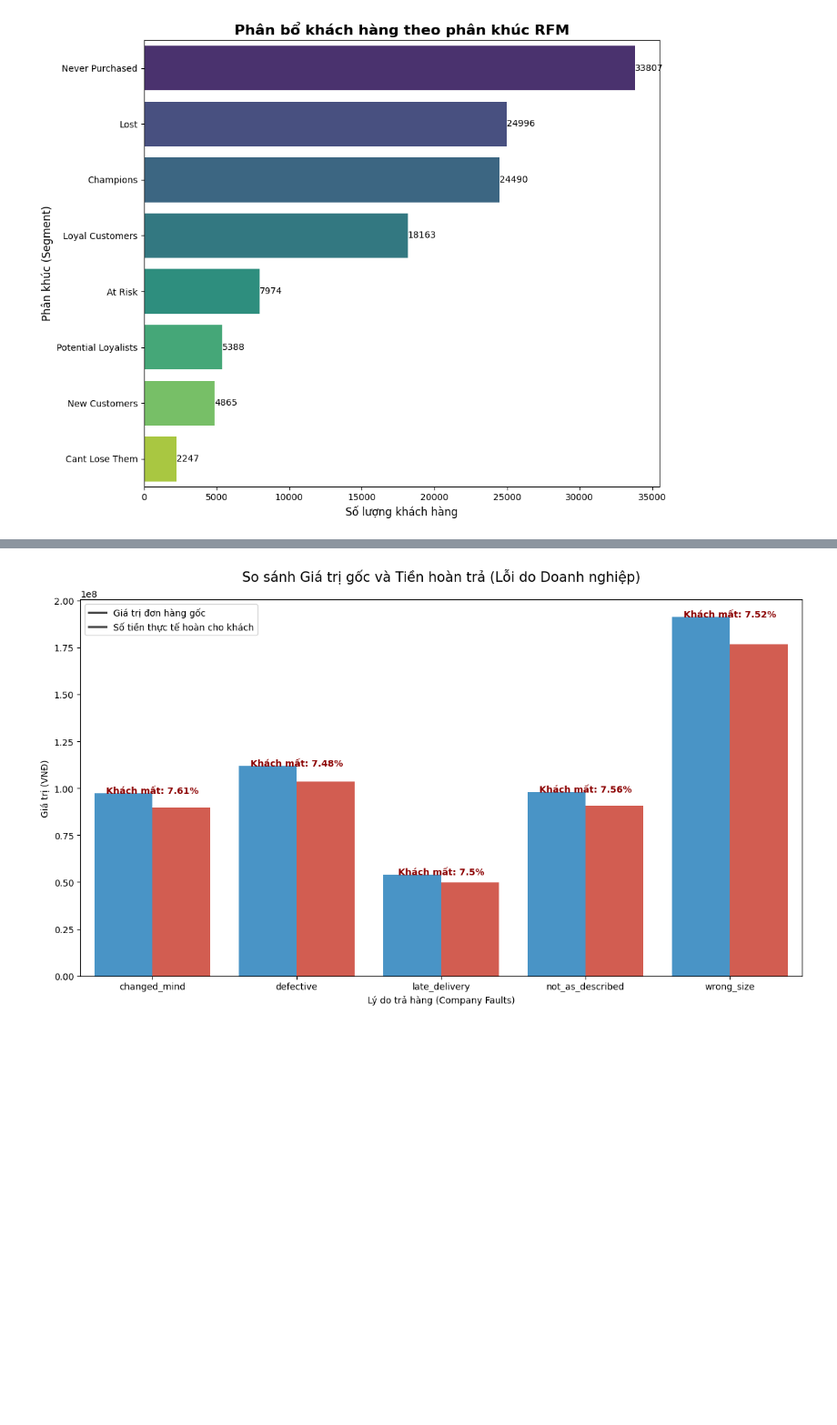
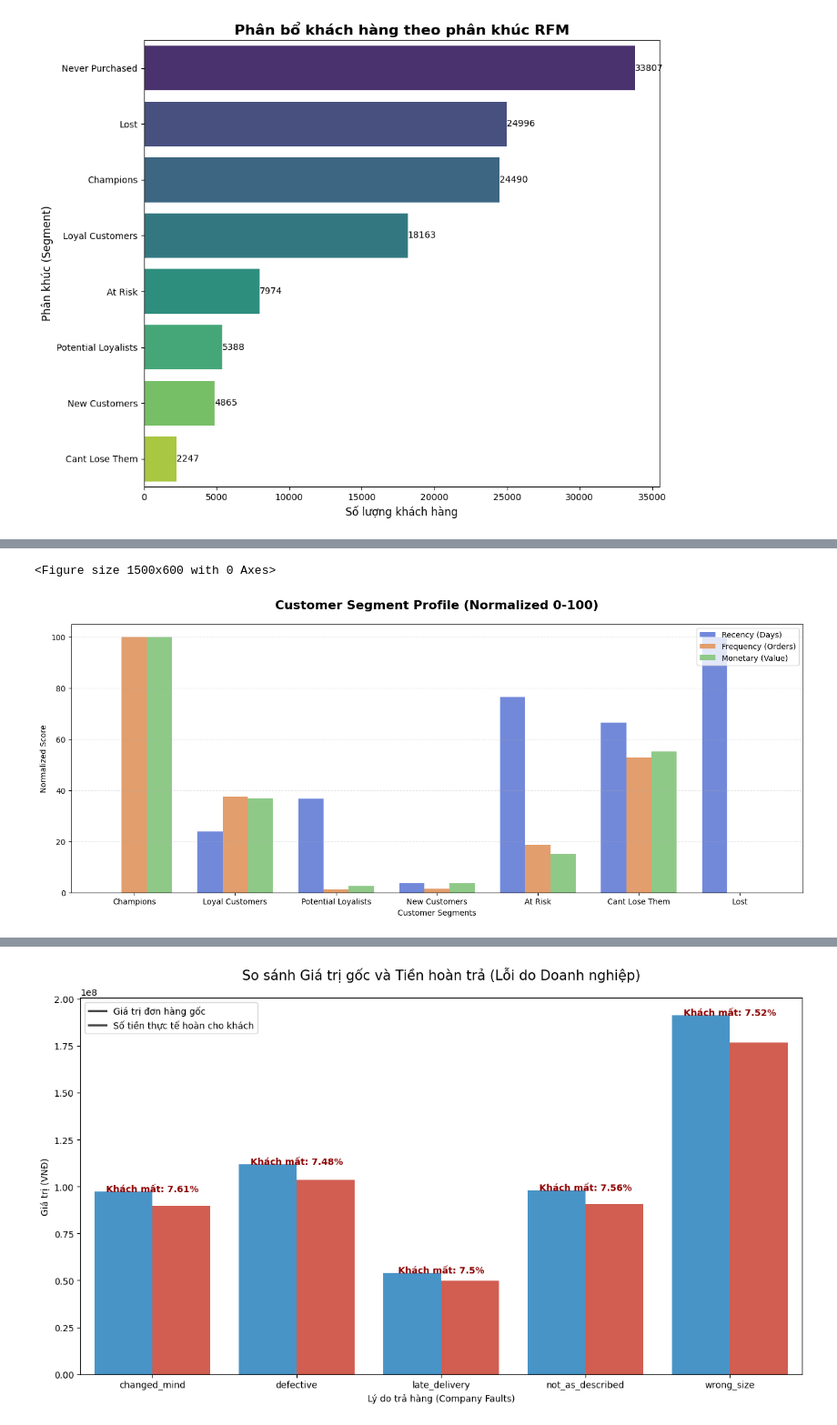
Before and after one commit to bee1zebub05/datathon-2026, a Jupyter notebook: DB3_Customer.ipynb, the cells around one changed output, grey strips where cells are left out. Shown at 91% size. Cells and saved outputs as stored; diff of their text form; code cells hidden in the pictures; blank space fills up the shorter version.

```diff
--- a/DB3_Customer.ipynb
+++ b/DB3_Customer.ipynb
@@ -151,0 +151,41 @@ returns
+# %%
+import pandas as pd
+import matplotlib.pyplot as plt
+import seaborn as sns
+
+# 1. Tiền xử lý dữ liệu (Nếu chưa có)
+metrics = ['recency_days', 'frequency', 'monetary']
+target_segments = ['Champions', 'Loyal Customers', 'Potential Loyalists',
+                   'New Customers', 'At Risk', 'Cant Lose Them', 'Lost']
+
+# Loại bỏ 'Never Purchased' vì nhóm này thường không có dữ liệu giao dịch
+df_profile = df[df['rfm_segment'].isin(target_segments)]
+
+# 2. Tính giá trị trung bình cho từng segment
+profile_data = df_profile.groupby('rfm_segment')[metrics].mean()
+
+# 3. Chuẩn hóa về thang điểm 0-100 để so sánh trực quan
+# Công thức: (x - min) / (max - min) * 100
+profile_norm = (profile_data - profile_data.min()) / (profile_data.max() - profile_data.min()) * 100
+
+# 4. Vẽ biểu đồ
+plt.figure(figsize=(15, 6))
+ax = profile_norm.reindex(target_segments).plot(
+    kind='bar',
+    figsize=(14, 6),
+    width=0.75,
+    color=['#7289da', '#e29e6d', '#8fc988'] # Màu sắc tương ứng Recency, Frequency, Monetary
+)
+
+plt.title('Customer Segment Profile (Normalized 0-100)', fontsize=16, fontweight='bold', pad=20)
+plt.ylabel('Normalized Score')
+plt.xlabel('Customer Segments')
+plt.xticks(rotation=0)
+plt.legend(['Recency (Days)', 'Frequency (Orders)', 'Monetary (Value)'], loc='upper right')
+plt.grid(axis='y', linestyle='--', alpha=0.3)
+
+plt.tight_layout()
+plt.show()
+# %% [output]
+<Figure size 1500x600 with 0 Axes>
+[figure, added]
```
Also changed, not shown: parts of 5 cells of this notebook.
